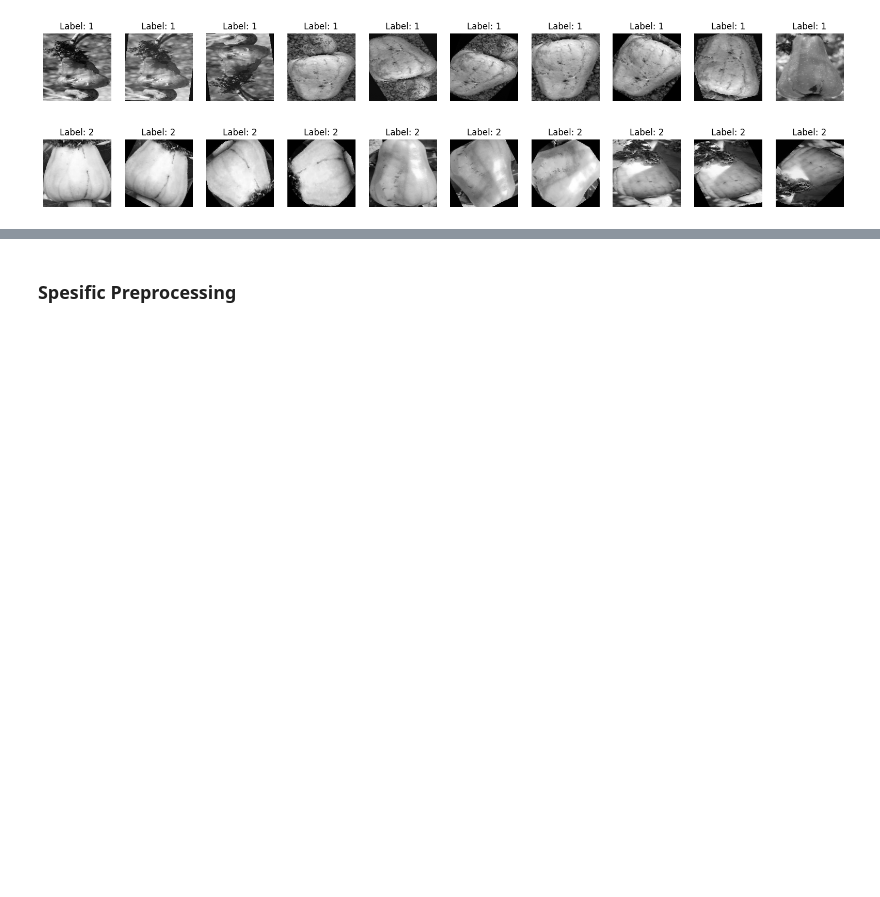
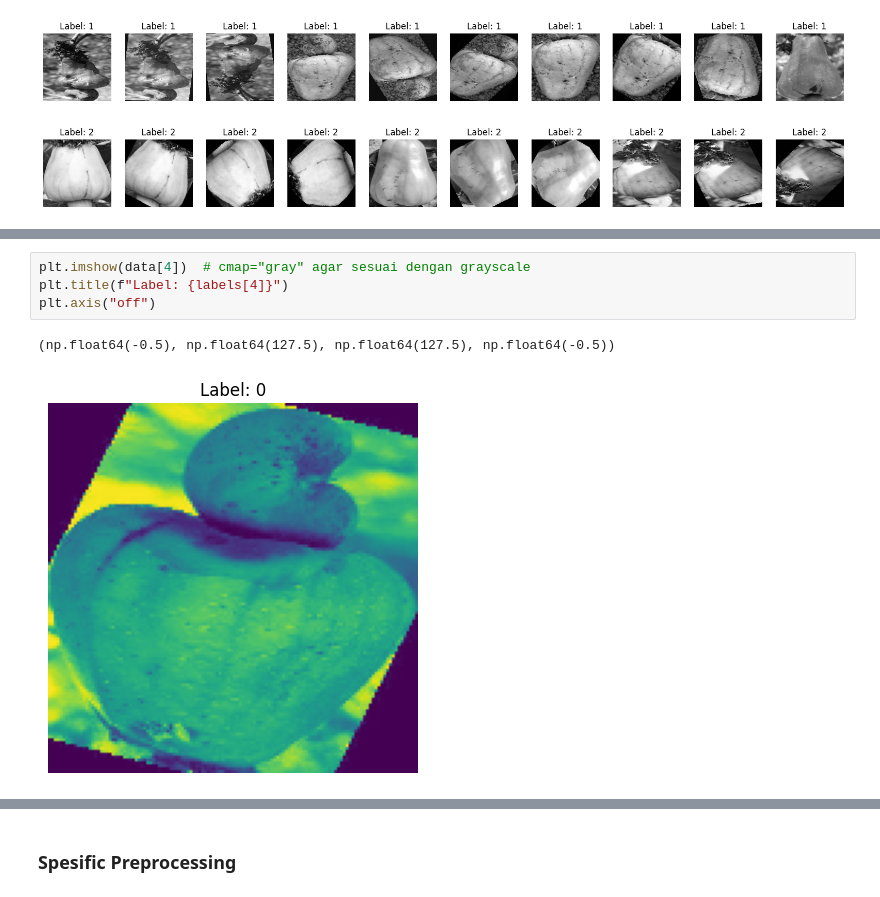
Before and after one commit to Bagusdevaa/Apple-Classfication-using-Harralick-and-KNN, a Jupyter notebook: preprocessing/preprocessing.ipynb, the cells around one changed output, grey strips where cells are left out. Drawn from its saved outputs; the diff is of its cells as text; blank space fills up the shorter version.

```diff
--- a/preprocessing/preprocessing.ipynb
+++ b/preprocessing/preprocessing.ipynb
@@ -252,0 +290,7 @@ plt.show()
+# %%
+plt.imshow(data[4])  # cmap="gray" agar sesuai dengan grayscale
+plt.title(f"Label: {labels[4]}")
+plt.axis("off")
+# %% [output]
+(np.float64(-0.5), np.float64(127.5), np.float64(127.5), np.float64(-0.5))
+[figure, added]
```
Also changed, not shown: parts of 2 cells of this notebook, 6 other files.
